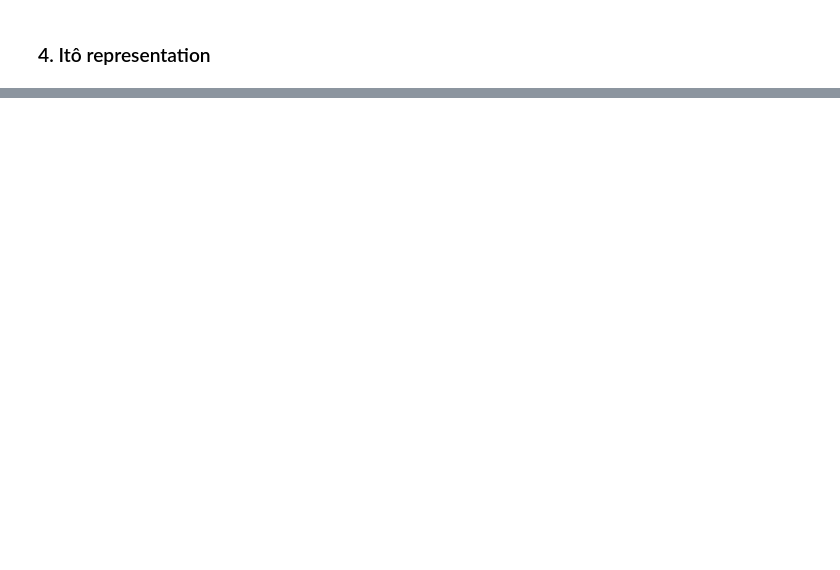
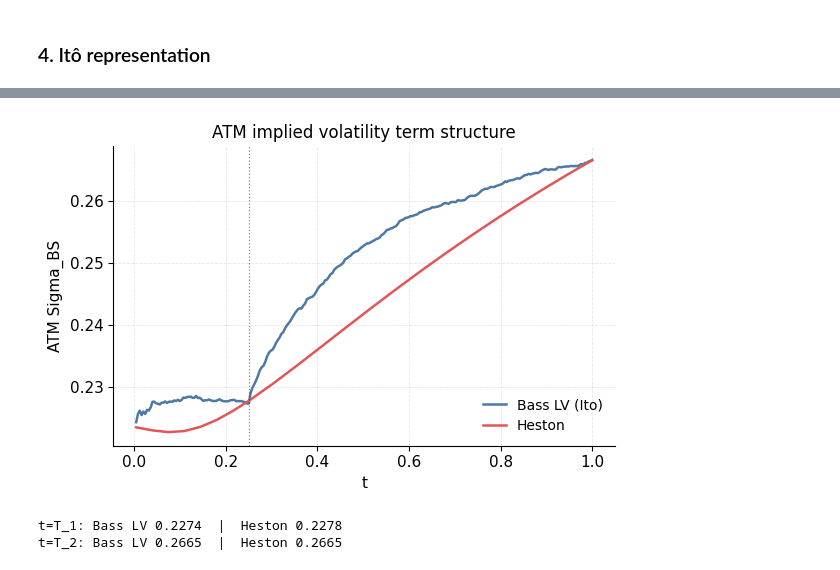
Before and after one commit to alexanderpolyakov-p/Bass_LSV, a Jupyter notebook: scientific/bass_calibration.ipynb, the cells around one changed output, grey strips where cells are left out. Drawn from its saved outputs; the diff is of its cells as text; code cells hidden in the pictures; blank space fills up the shorter version.

```diff
--- a/scientific/bass_calibration.ipynb
+++ b/scientific/bass_calibration.ipynb
@@ -392,24 +429,28 @@ plt.tight_layout();  plt.show()
 # %%
 # ATM implied vol term structure (K = s0, X_t is a martingale)
 call_prices = np.maximum(X_full - s0, 0).mean(axis=0)
 atm_iv_bass = bs_implied_vol(s0, t_full[1:], s0, call_prices[1:])
 
 # Heston ATM IV on a coarse grid (each call requires quadrature)
 t_heston = np.concatenate([np.linspace(t_full[1], T[1], 8),
                             np.linspace(T[1], T[2], 15)[1:]])
 heston_atm = heston.implied_vol(t_heston, s0)
 
-fig, ax = plt.subplots(figsize=(10, 4))
+fig, ax = plt.subplots(figsize=(6, 4))
 ax.plot(t_full[1:], atm_iv_bass, color=C['model'],  label='Bass LV (Ito)')
 ax.plot(t_heston,   heston_atm,  color=C['market'], label='Heston')
 vline(ax, T[1])
 ax.set_xlabel("t");  ax.set_ylabel("ATM Sigma_BS")
 ax.set_title("ATM implied volatility term structure");  ax.legend()
 plt.tight_layout();  plt.show()
 
 idx_t1 = np.searchsorted(t_full[1:], T[1]) - 1
 print(f"t=T_1: Bass LV {atm_iv_bass[idx_t1]:.4f}  |  Heston {heston.implied_vol(T[1], s0):.4f}")
 print(f"t=T_2: Bass LV {atm_iv_bass[-1]:.4f}  |  Heston {heston.implied_vol(T[2], s0):.4f}")
+# %% [output]
+[figure, added]
+t=T_1: Bass LV 0.2274  |  Heston 0.2278
+t=T_2: Bass LV 0.2665  |  Heston 0.2665
 # %%
 # m'(t) via pathwise differentiation (IPA): unbiased, no finite-difference noise
 # d<X>_t = A_t^2*(f_y^2 + nu^2*f_a^2 + 2*rho*nu*f_y*f_a)*dt -> m'(t) = E[d<X>_t/dt]
```
Also changed, not shown: parts of 11 cells of this notebook, 7 other files.
